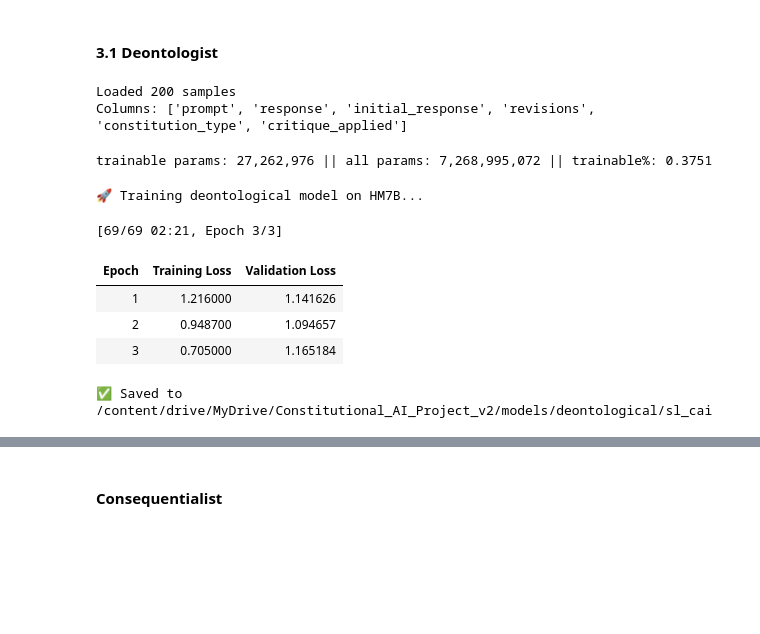
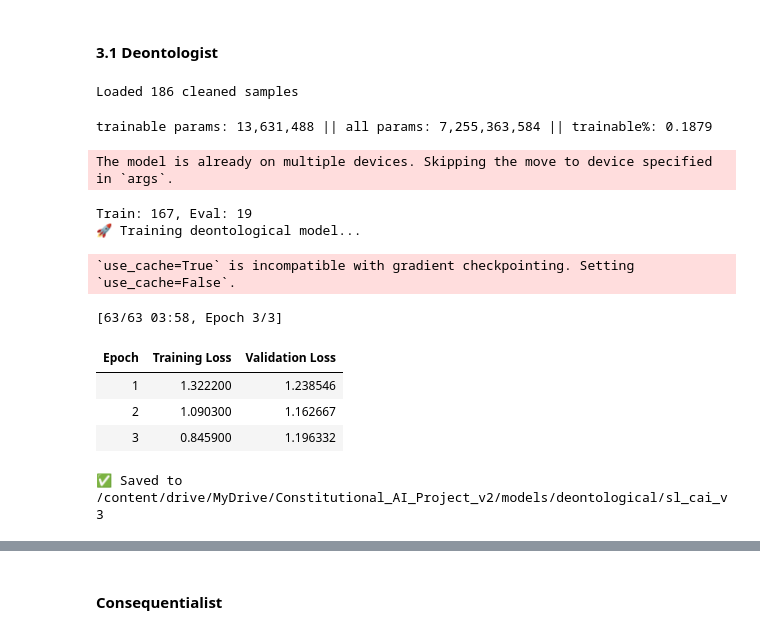
Before and after one commit to ychleee/CAI_project, a Jupyter notebook: notebooks/01_sl_training_colab.ipynb, the cells around one changed output, grey strips where cells are left out. Saved outputs shown, nothing was run; the diff lists cells and outputs as text; code cells hidden in the pictures; blank space fills up the shorter version.

```diff
--- a/notebooks/01_sl_training_colab.ipynb
+++ b/notebooks/01_sl_training_colab.ipynb
@@ -85,43 +85,36 @@ import json
 gc.collect()
 torch.cuda.empty_cache()
 
-# CORRECT PATH - v2!
+# Paths
 DRIVE_PROJECT_PATH = '/content/drive/MyDrive/Constitutional_AI_Project_v2'
-HM7B_PATH = '/content/drive/MyDrive/Constitutional_AI_Project/models/hm7b'  # Original location
-deont_output_dir = f"{DRIVE_PROJECT_PATH}/models/deontological/sl_cai"
+HM7B_PATH = '/content/drive/MyDrive/Constitutional_AI_Project/models/hm7b'
+deont_output_dir = f"{DRIVE_PROJECT_PATH}/models/deontological/sl_cai_v3"
 
-# Load deontological data
-deont_path = f"{DRIVE_PROJECT_PATH}/data/sl_datasets/deontological_sl_dataset.jsonl"
+# Load cleaned deontological data
+deont_path = f"{DRIVE_PROJECT_PATH}/data/sl_datasets/deontological_sl_dataset_cleaned.jsonl"
 data = []
 with open(deont_path, 'r') as f:
     for line in f:
         data.append(json.loads(line))
-deont_data = Dataset.from_pandas(pd.DataFrame(data))
-print(f"Loaded {len(deont_data)} samples")
-print(f"Columns: {deont_data.column_names}")
+print(f"Loaded {len(data)} cleaned samples")
 
 # Load tokenizer
 tokenizer = AutoTokenizer.from_pretrained(HM7B_PATH)
 tokenizer.pad_token = tokenizer.eos_token
 
-# Step 1: Load base model WITHOUT device_map
+# Load base model
 base_model = AutoModelForCausalLM.from_pretrained(
     "mistralai/Mistral-7B-v0.1",
     torch_dtype=torch.bfloat16,
-    low_cpu_mem_usage=True
+    device_map="auto"
 )
 
-# Step 2: Load and merge HM7B
+# Load and merge HM7B
 model = PeftModel.from_pretrained(base_model, HM7B_PATH)
 model = model.merge_and_unload()
-
-# Step 3: Move entire model to GPU
-model = model.cuda()
-
-# Step 4: Enable gradient checkpointing
 model.gradient_checkpointing_enable()
 
-# Step 5: Add new LoRA for constitutional training
+# LoRA config - ORIGINAL v2 parameters
 lora_config = LoraConfig(
     r=64,
     lora_alpha=128,
@@ -134,56 +127,60 @@ model = get_peft_model(model, lora_config)
 model.print_trainable_parameters()
 
 # Prepare data
-def format_instruction(sample):
-    return {"text": f"Human: {sample['prompt']}\n\nAssistant: {sample['response']}"}
+def format_sample(ex):
+    return {"text": f"Human: {ex['prompt']}\n\nAssistant: {ex['response']}"}
 
-formatted = deont_data.map(format_instruction)
+dataset = Dataset.from_pandas(pd.DataFrame(data))
+formatted = dataset.map(format_sample)
 tokenized = formatted.map(
     lambda x: tokenizer(x["text"], padding="max_length", truncation=True, max_length=512),
     batched=True,
     remove_columns=formatted.column_names
 )
 split = tokenized.train_test_split(test_size=0.1, seed=42)
-train_dataset, eval_dataset = split['train'], split['test']
+train_data, eval_data = split["train"], split["test"]
+print(f"Train: {len(train_data)}, Eval: {len(eval_data)}")
 
-# Training
+# Training args - ORIGINAL v2 parameters
 training_args = TrainingArguments(
     output_dir=deont_output_dir,
     num_train_epochs=3,
     per_device_train_batch_size=1,
     gradient_accumulation_steps=8,
     gradient_checkpointing=True,
     warmup_steps=20,
     learning_rate=2e-4,
     logging_steps=10,
     save_strategy="epoch",
     eval_strategy="epoch",
     bf16=True,
     report_to="none",
     remove_unused_columns=False
 )
 
 trainer = Trainer(
     model=model,
     args=training_args,
-    train_dataset=train_dataset,
-    eval_dataset=eval_dataset,
+    train_dataset=train_data,
+    eval_dataset=eval_data,
     data_collator=DataCollatorForLanguageModeling(tokenizer=tokenizer, mlm=False),
 )
 
-print("🚀 Training deontological model on HM7B...")
+print("🚀 Training deontological model...")
 trainer.train()
 model.save_pretrained(deont_output_dir)
 tokenizer.save_pretrained(deont_output_dir)
 print(f"✅ Saved to {deont_output_dir}")
 # %% [output]
-Loaded 200 samples
-Columns: ['prompt', 'response', 'initial_response', 'revisions', 'constitution_type', 'critique_applied']
+Loaded 186 cleaned samples
-trainable params: 27,262,976 || all params: 7,268,995,072 || trainable%: 0.3751
+trainable params: 13,631,488 || all params: 7,255,363,584 || trainable%: 0.1879
-🚀 Training deontological model on HM7B...
+The model is already on multiple devices. Skipping the move to device specified in `args`.
-[69/69 02:21, Epoch 3/3]
+Train: 167, Eval: 19
+🚀 Training deontological model...
+`use_cache=True` is incompatible with gradient checkpointing. Setting `use_cache=False`.
+[63/63 03:58, Epoch 3/3]
 | Epoch | Training Loss | Validation Loss |
-| 1 | 1.216000 | 1.141626 |
-| 2 | 0.948700 | 1.094657 |
-| 3 | 0.705000 | 1.165184 |
+| 1 | 1.322200 | 1.238546 |
+| 2 | 1.090300 | 1.162667 |
+| 3 | 0.845900 | 1.196332 |
-✅ Saved to /content/drive/MyDrive/Constitutional_AI_Project_v2/models/deontological/sl_cai
+✅ Saved to /content/drive/MyDrive/Constitutional_AI_Project_v2/models/deontological/sl_cai_v3
```
Also changed, not shown: parts of 19 cells of this notebook.
